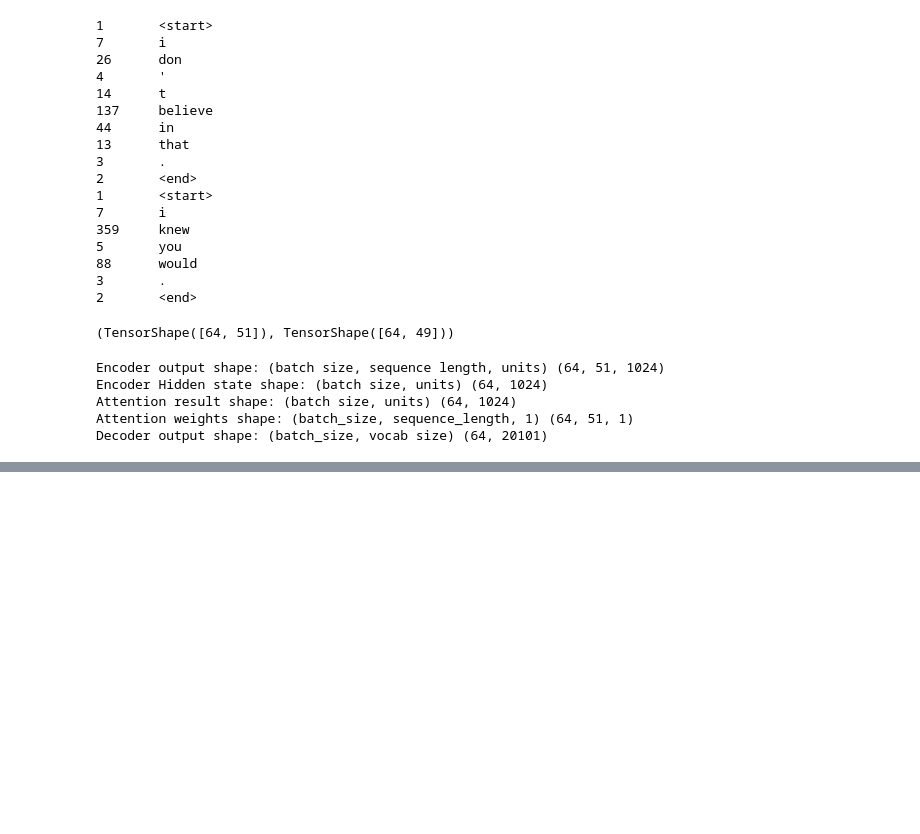
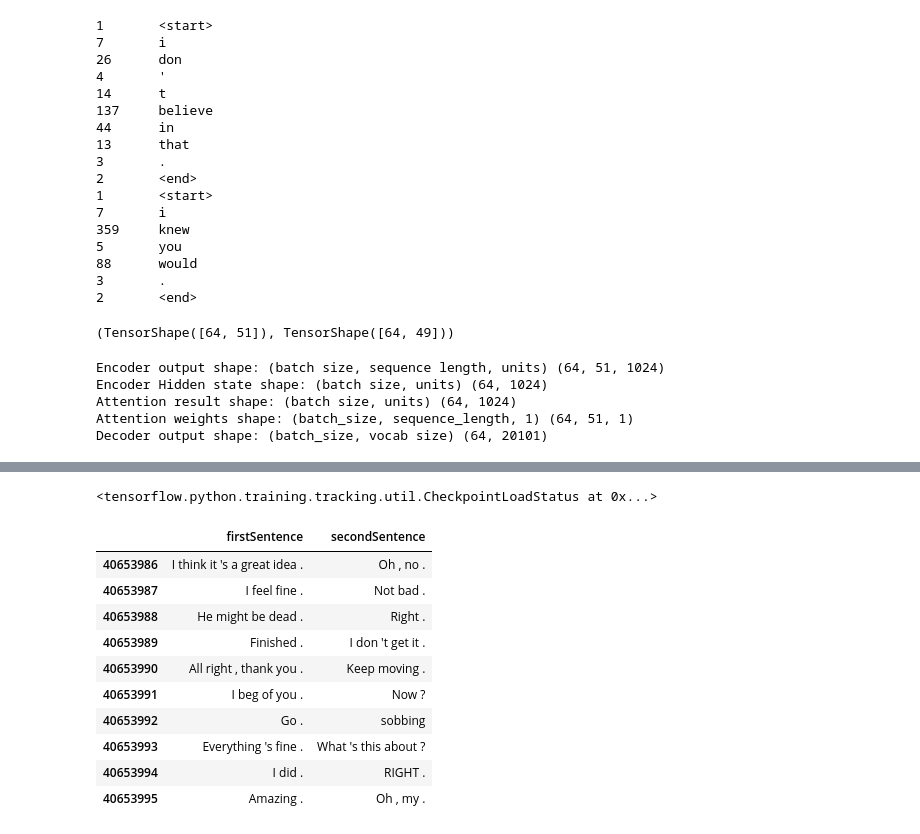
Before and after one commit to chusri/text-paraphrase-generator, a Jupyter notebook: notebooks/text-paraphrase.ipynb, the cells around one changed output, grey strips where cells are left out. Cells and saved outputs as stored; diff of their text form; code cells hidden in the pictures; blank space fills up the shorter version.

```diff
--- a/notebooks/text-paraphrase.ipynb
+++ b/notebooks/text-paraphrase.ipynb
@@ -225,0 +288,18 @@ Epoch 2 Batch 0 Loss 0.1501
+# %%
+checkpoint.restore(tf.train.latest_checkpoint(checkpoint_dir))
+# %% [output]
+<tensorflow.python.training.tracking.util.CheckpointLoadStatus at 0x...>
+# %%
+df.tail(10)
+# %% [output]
+|  | firstSentence | secondSentence |
+| 40653986 | I think it 's a great idea . | Oh , no . |
+| 40653987 | I feel fine . | Not bad . |
+| 40653988 | He might be dead . | Right . |
+| 40653989 | Finished . | I don 't get it . |
+| 40653990 | All right , thank you . | Keep moving . |
+| 40653991 | I beg of you . | Now ? |
+| 40653992 | Go . | sobbing |
+| 40653993 | Everything 's fine . | What 's this about ? |
+| 40653994 | I did . | RIGHT . |
+| 40653995 | Amazing . | Oh , my . |
```
Also changed, not shown: parts of 5 cells of this notebook.
